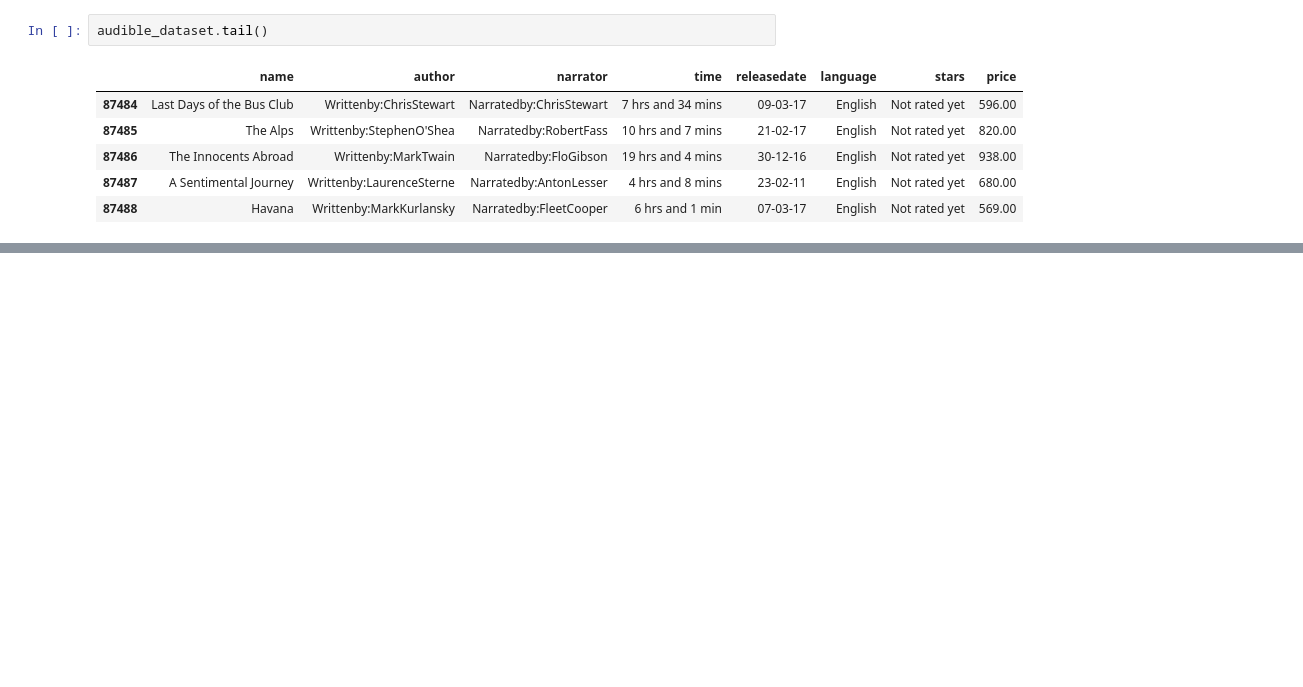
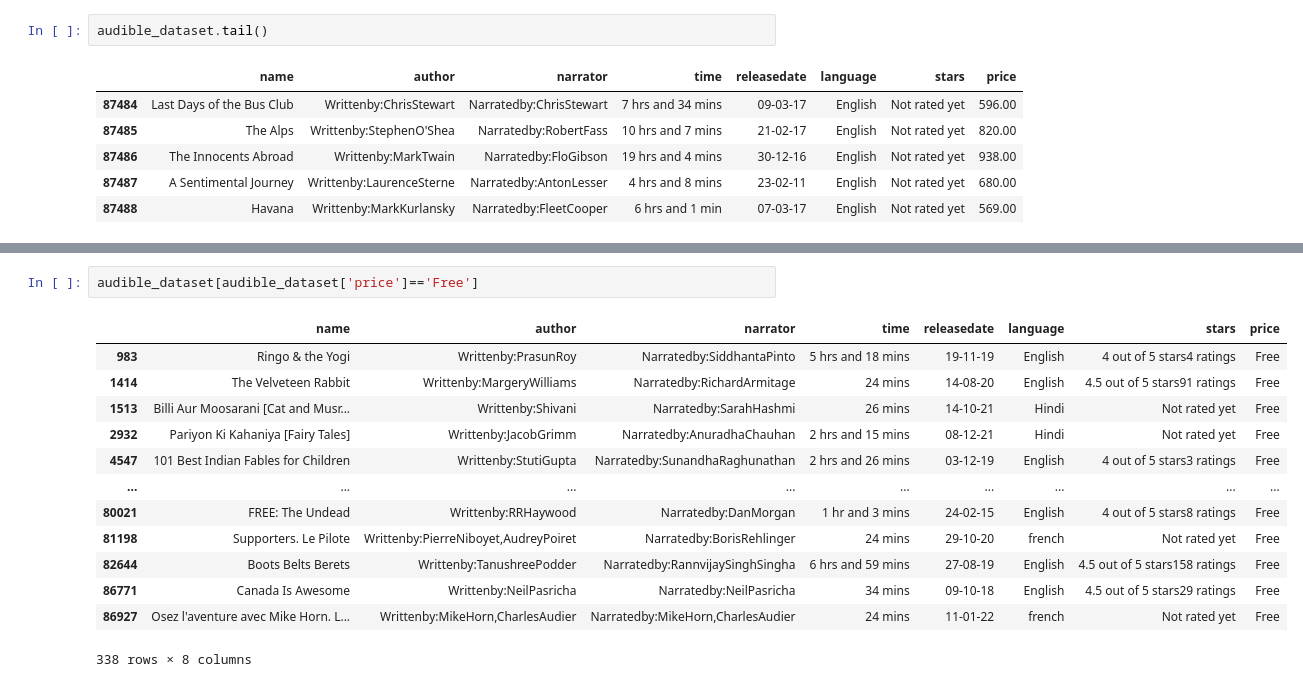
Before and after one commit to ronit-6464/Audiobook-dataset-cleaning, a Jupyter notebook: KAGGLE DATASET BASIC CLEANING.ipynb, the cells around one changed output, grey strips where cells are left out. Cells and saved outputs as stored; diff of their text form; blank space fills up the shorter version.

```diff
--- a/KAGGLE DATASET BASIC CLEANING.ipynb
+++ b/KAGGLE DATASET BASIC CLEANING.ipynb
@@ -144,0 +165,16 @@ audible_dataset.tail()
+# %%
+audible_dataset[audible_dataset['price']=='Free']
+# %% [output]
+|  | name | author | narrator | time | releasedate | language | stars | price |
+| 983 | Ringo & the Yogi | Writtenby:PrasunRoy | Narratedby:SiddhantaPinto | 5 hrs and 18 mins | 19-11-19 | English | 4 out of 5 stars4 ratings | Free |
+| 1414 | The Velveteen Rabbit | Writtenby:MargeryWilliams | Narratedby:RichardArmitage | 24 mins | 14-08-20 | English | 4.5 out of 5 stars91 ratings | Free |
+| 1513 | Billi Aur Moosarani [Cat and Musr... | Writtenby:Shivani | Narratedby:SarahHashmi | 26 mins | 14-10-21 | Hindi | Not rated yet | Free |
+| 2932 | Pariyon Ki Kahaniya [Fairy Tales] | Writtenby:JacobGrimm | Narratedby:AnuradhaChauhan | 2 hrs and 15 mins | 08-12-21 | Hindi | Not rated yet | Free |
+| 4547 | 101 Best Indian Fables for Children | Writtenby:StutiGupta | Narratedby:SunandhaRaghunathan | 2 hrs and 26 mins | 03-12-19 | English | 4 out of 5 stars3 ratings | Free |
+| ... | ... | ... | ... | ... | ... | ... | ... | ... |
+| 80021 | FREE: The Undead | Writtenby:RRHaywood | Narratedby:DanMorgan | 1 hr and 3 mins | 24-02-15 | English | 4 out of 5 stars8 ratings | Free |
+| 81198 | Supporters. Le Pilote | Writtenby:PierreNiboyet,AudreyPoiret | Narratedby:BorisRehlinger | 24 mins | 29-10-20 | french | Not rated yet | Free |
+| 82644 | Boots Belts Berets | Writtenby:TanushreePodder | Narratedby:RannvijaySinghSingha | 6 hrs and 59 mins | 27-08-19 | English | 4.5 out of 5 stars158 ratings | Free |
+| 86771 | Canada Is Awesome | Writtenby:NeilPasricha | Narratedby:NeilPasricha | 34 mins | 09-10-18 | English | 4.5 out of 5 stars29 ratings | Free |
+| 86927 | Osez l'aventure avec Mike Horn. L... | Writtenby:MikeHorn,CharlesAudier | Narratedby:MikeHorn,CharlesAudier | 24 mins | 11-01-22 | french | Not rated yet | Free |
+338 rows × 8 columns
```
Also changed, not shown: parts of 2 cells of this notebook.
